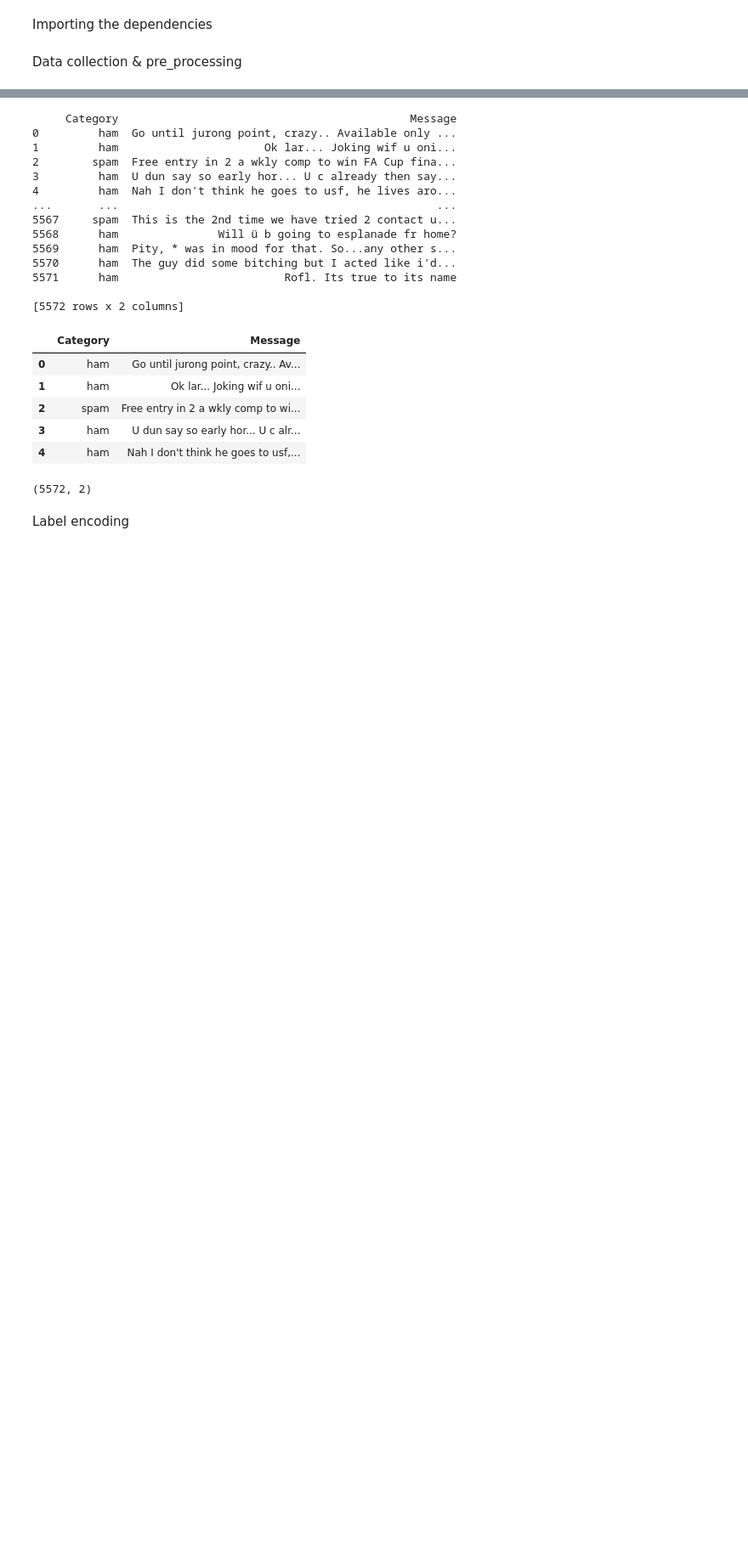
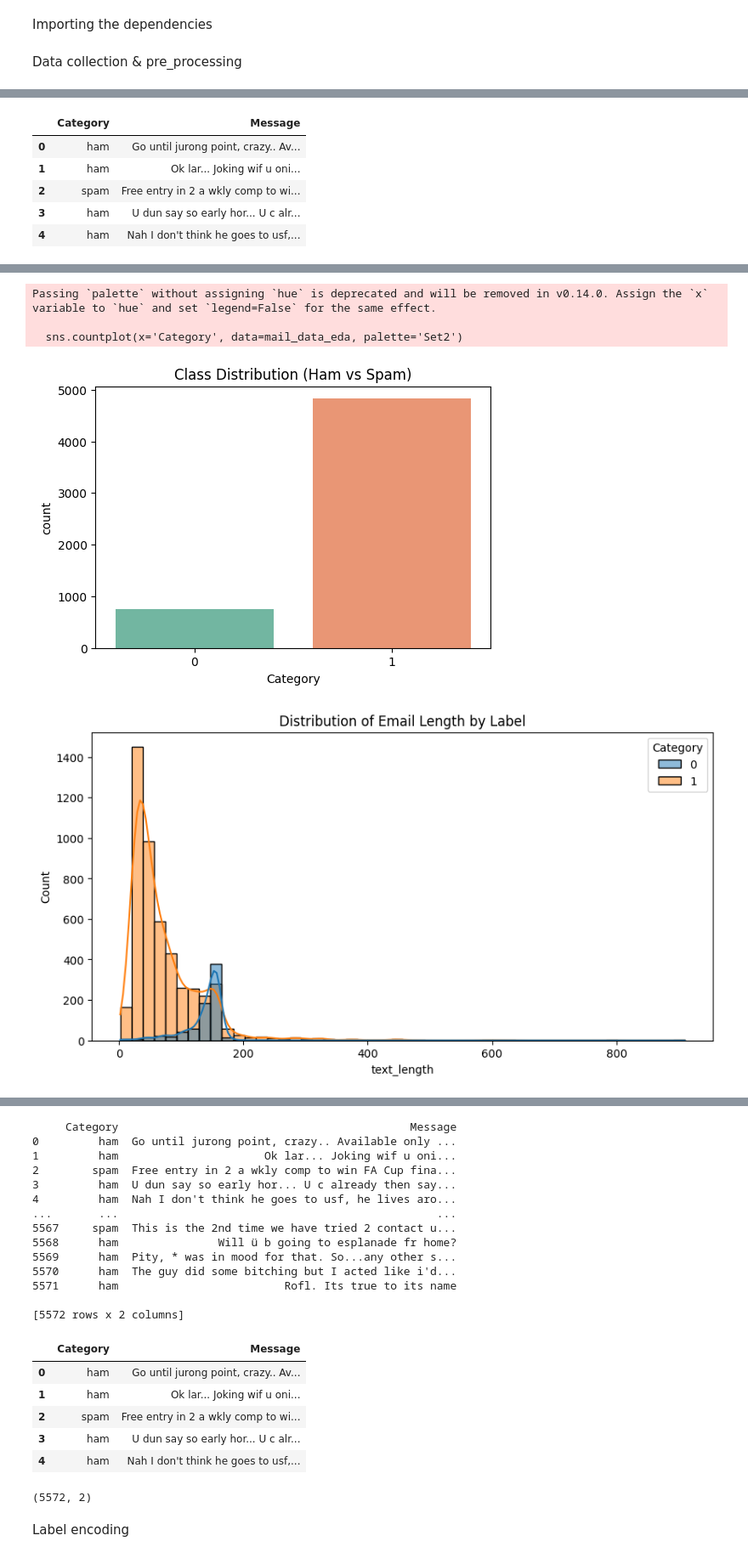
Before and after one commit to Narendra-git26/spam_mail_prediction, a Jupyter notebook: spam_mail_prediction.ipynb, the cells around one changed output, grey strips where cells are left out. Shown: that part at 85% size. Saved outputs shown, nothing was run; the diff lists cells and outputs as text; code cells hidden in the pictures; blank space fills up the shorter version.

```diff
--- a/spam_mail_prediction.ipynb
+++ b/spam_mail_prediction.ipynb
@@ -13,0 +18,69 @@ raw_mail_data = pd.read_csv('/content/mail_data.csv')
+# %%
+# ==========================
+# 📊 Exploratory Data Analysis
+# ==========================
+
+import pandas as pd
+import matplotlib.pyplot as plt
+import seaborn as sns
+from wordcloud import WordCloud
+
+# Check first few rows
+display(raw_mail_data.head())
+
+# Basic info
+print("Dataset Info:")
+print(raw_mail_data.info())
+
+# Check missing values
+print("\nMissing values per column:")
+print(raw_mail_data.isnull().sum())
+
+# Convert 'Category' to numerical labels for consistency with the rest of the notebook
+mail_data_eda = raw_mail_data.copy()
+mail_data_eda['Category'] = mail_data_eda['Category'].replace({'spam': 0, 'ham': 1})
+
+
+# Class distribution (spam vs ham)
+plt.figure(figsize=(6,4))
+sns.countplot(x='Category', data=mail_data_eda, palette='Set2')
+plt.title("Class Distribution (Ham vs Spam)")
+plt.show()
+
+# Length of email messages
+mail_data_eda['text_length'] = mail_data_eda['Message'].apply(len)
+
+plt.figure(figsize=(10,5))
+sns.histplot(data=mail_data_eda, x='text_length', hue='Category', bins=50, kde=True)
+plt.title("Distribution of Email Length by Label")
+plt.show()
+
+# WordCloud for spam and ham
+# Assuming the numerical conversion is done for EDA purposes, using original string labels for word cloud might be more intuitive
+spam_words = " ".join(raw_mail_data[raw_mail_data['Category'] == 'spam']['Message'])
+ham_words = " ".join(raw_mail_data[raw_mail_data['Category'] == 'ham']['Message'])
+
+plt.figure(figsize=(14,6))
+
+# Spam
+plt.subplot(1,2,1)
+wc = WordCloud(width=600, height=400, background_color="black").generate(spam_words)
+plt.imshow(wc, interpolation='bilinear')
+plt.axis('off')
+plt.title("WordCloud - Spam")
+
+# Ham
+plt.subplot(1,2,2)
+wc = WordCloud(width=600, height=400, background_color="white").generate(ham_words)
+plt.imshow(wc, interpolation='bilinear')
+plt.axis('off')
+plt.title("WordCloud - Ham")
+
+plt.show()
+# %% [output]
+|  | Category | Message |
+| 0 | ham | Go until jurong point, crazy.. Av... |
+| 1 | ham | Ok lar... Joking wif u oni... |
+| 2 | spam | Free entry in 2 a wkly comp to wi... |
+| 3 | ham | U dun say so early hor... U c alr... |
+| 4 | ham | Nah I don't think he goes to usf,... |
@@ -13,0 +103,5 @@ raw_mail_data = pd.read_csv('/content/mail_data.csv')
+Passing `palette` without assigning `hue` is deprecated and will be removed in v0.14.0. Assign the `x` variable to `hue` and set `legend=False` for the same effect.
+
+  sns.countplot(x='Category', data=mail_data_eda, palette='Set2')
+[figure, added]
+[figure, added]
```
Also changed, not shown: parts of 3 cells of this notebook.
